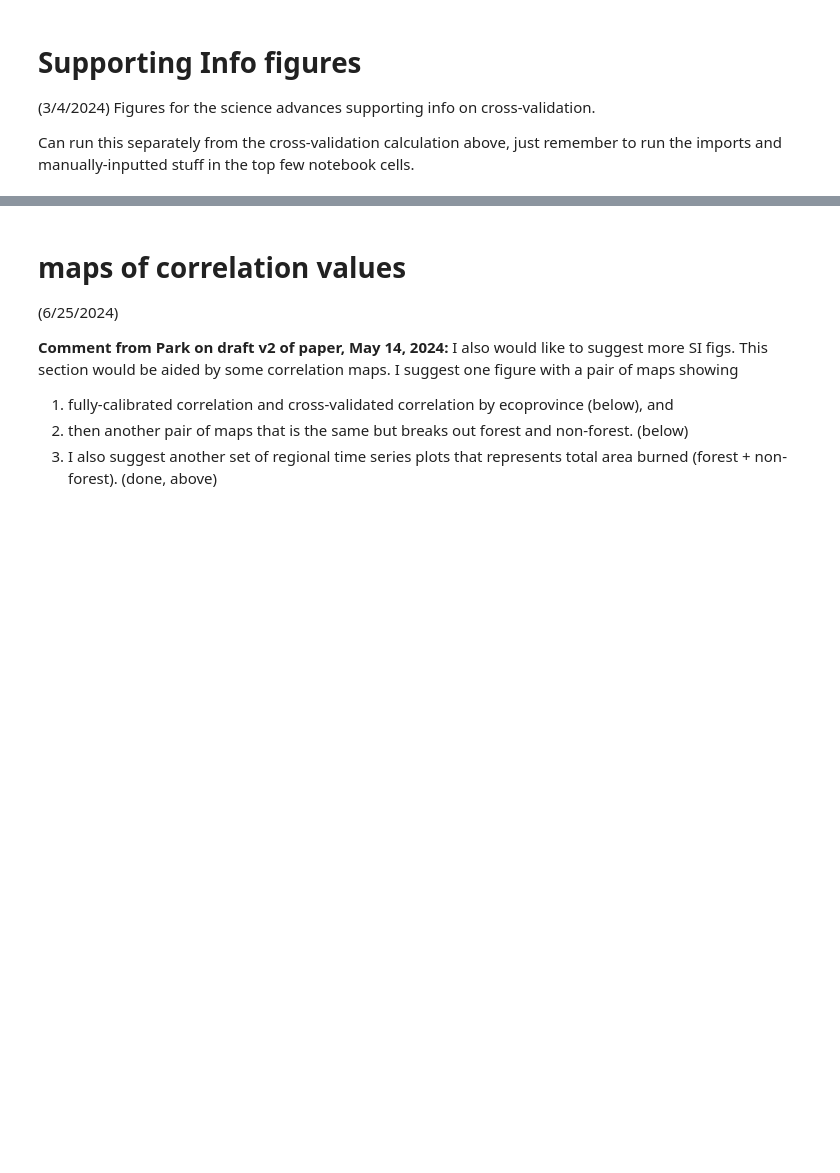
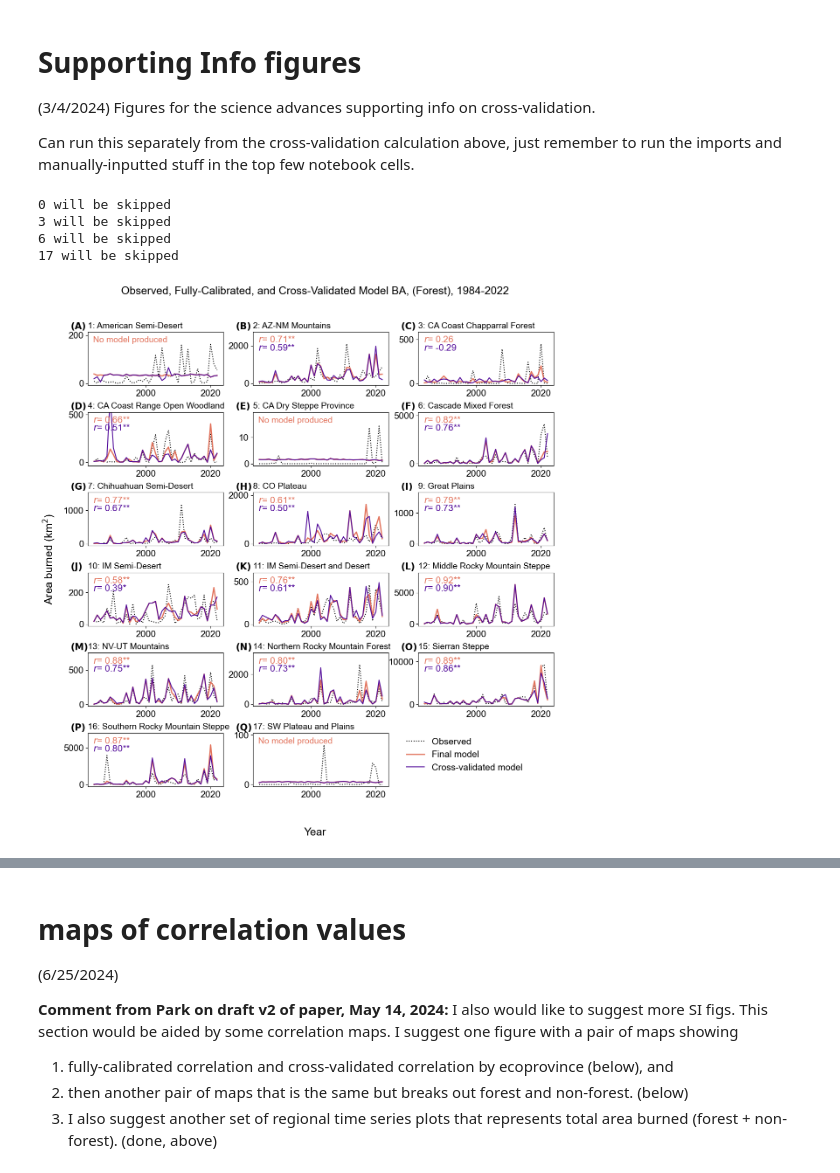
Before and after one commit to cjuang/Juang-gSST-Fires, a Jupyter notebook: Model_Akaike_CrossValid.ipynb, the cells around one changed output, grey strips where cells are left out. Saved outputs shown, nothing was run; the diff lists cells and outputs as text; code cells hidden in the pictures; blank space fills up the shorter version.

```diff
--- a/Model_Akaike_CrossValid.ipynb
+++ b/Model_Akaike_CrossValid.ipynb
@@ -1113,17 +1053,19 @@ for thisrow in figrow:
             print(str(i)+' will be skipped')
             i+=1
         thisname = dfnames[i]
-        tmptoplot = BACVpredfor[thisname]
-        tmptoplot2 = (BAclimpredfor.loc[:,thisname])
+        tmptoplot = (10**BACVpredfor.filter(like=(thisname+"_"))).mean(axis=1)
+        tmptoplot2 = (10**BAclimpredfor.filter(like=(thisname+"_"))).mean(axis=1)
         tmpobs = wumifor.iloc[:,i]
         tmpobslog = np.ma.masked_invalid(np.log10(tmpobs)).filled(0)
-        tmpr, tmpp = pearsonr(tmpobslog, tmptoplot)
-        tmpr2, tmpp2 = pearsonr(tmpobslog, tmptoplot2)
+        tmptoplotlog = np.ma.masked_invalid(np.log10(tmptoplot)).filled(0)
+        tmptoplot2log = np.ma.masked_invalid(np.log10(tmptoplot2)).filled(0)
+        tmpr, tmpp = pearsonr(tmpobslog, tmptoplotlog)
+        tmpr2, tmpp2 = pearsonr(tmpobslog, tmptoplot2log)
         ax[thisrow,thiscol].plot(years, tmpobs, ':', color='k', label='obs')
-        ax[thisrow,thiscol].plot(years, 10**(tmptoplot2),
+        ax[thisrow,thiscol].plot(years, (tmptoplot2),
                                  color=colorobs, label='fullmodel',
                                 linewidth=2)
-        ax[thisrow,thiscol].plot(years, 10**(tmptoplot),
+        ax[thisrow,thiscol].plot(years, (tmptoplot),
                                  color=colorCross, label='OOS pred',
                                 linewidth=1.5)
         tmppformat = addSigMarker(tmpp)
@@ -1134,7 +1076,7 @@ for thisrow in figrow:
         r_forfull.append(tmpr2)
 
         # set height
-        tmpmax_val = np.array([10**tmptoplot2]+[tmpobs]).max()
+        tmpmax_val = np.array([tmptoplot2]+[tmpobs]).max()
         tmprounded_max = np.ceil(tmpmax_val / 5) * 5
         current_min = ax[thisrow,thiscol].get_ylim()[0]
         #ax[thisrow,thiscol].set_xlim([1978,finalyear+5])
@@ -1148,33 +1090,39 @@ for thisrow in figrow:
         # if model exists, print r-values
         else:
             ax[thisrow,thiscol].annotate("$r$"+"= {:.2f}{:}".format(tmpr2, tmppformat2),
                     (0.04,0.80), c=colorobs, xycoords='axes fraction' )
             ax[thisrow,thiscol].annotate("$r$"+"= {:.2f}{:}".format(tmpr, tmppformat),
                     (0.04,0.65), c=colorCross, xycoords='axes fraction' )
 
         i+=1
         j+=1
 fig.supylabel('Area burned (km$^2$)')
 fig.supxlabel('Year')
 fig.suptitle('Observed, Fully-Calibrated, and Cross-Validated Model BA, (Forest), '
              +str(firstyear)+'-'+str(finalyear))
 fig.delaxes(ax[5,2])
 fig.legend(['Observed', 'Final model', 'Cross-validated model'],
            frameon=False, bbox_to_anchor=(0.88,0.20))
 
 k=0
 figlabels = [chr(i) for i in range(65, 65 + len(province_num)+1)]
 # add figure labels
 for thisrow in figrow:
     for thiscol in figcol:
         thisfiglabel = figlabels[k]
         ax[thisrow,thiscol].annotate('$\\bf{(%s)}$' % thisfiglabel, (-0.13,1.05),
                                      c='k', xycoords='axes fraction')
         k+=1
 
 plt.subplots_adjust(wspace=0.22, hspace=0.5, left=0.1, right=0.92, top=0.9, bottom=0.1)
 
 plt.savefig(figfolder + 'Suppl_CrossValid_Ecoprov_Forest.png', bbox_inches="tight")
+# %% [output]
+0 will be skipped
+3 will be skipped
+6 will be skipped
+17 will be skipped
+[figure, added]
 # %%
 # nonforest figure of the r-values for each ecoprovince
 
```
Also changed, not shown: parts of 41 cells of this notebook, 28 other files.
